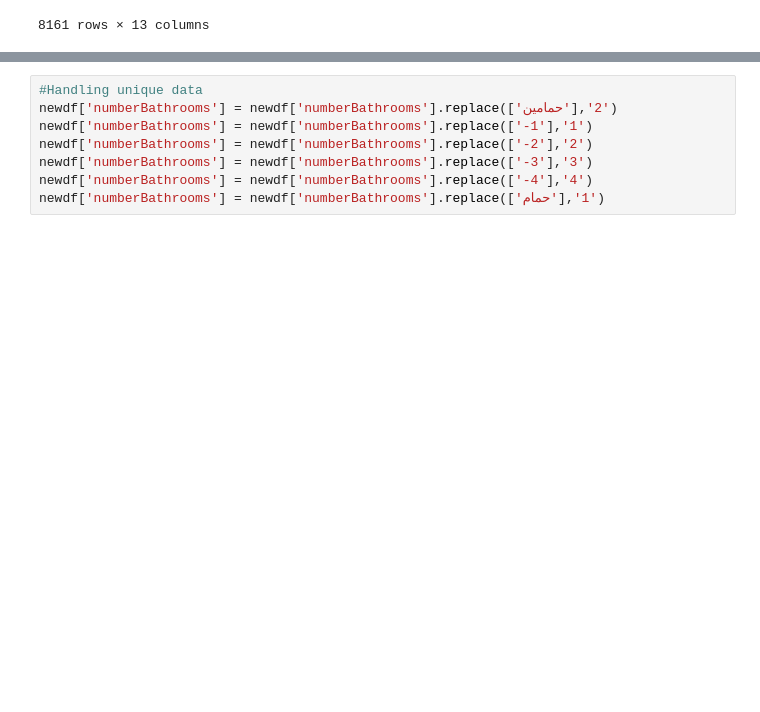
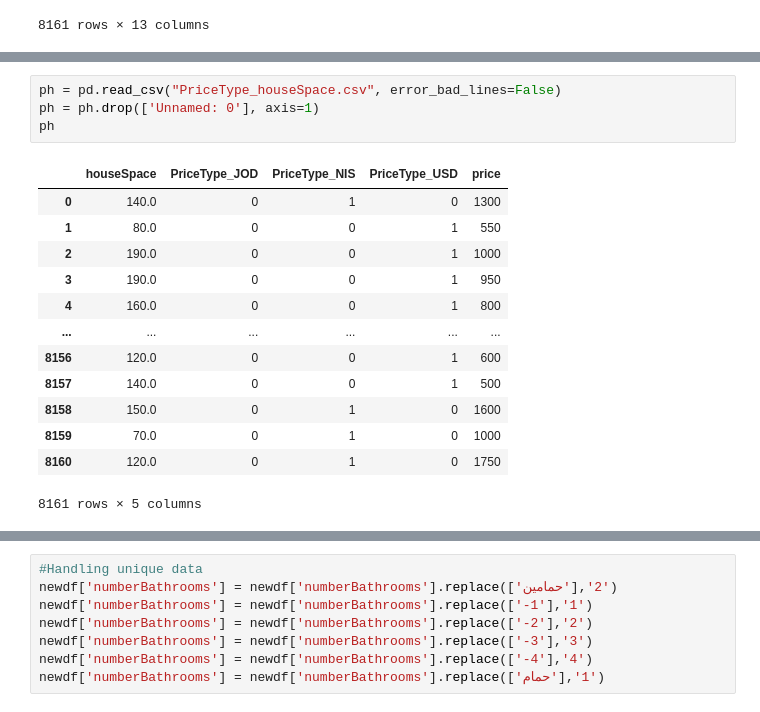
Before and after one commit to AbedMHroub/house-rental-price, a Jupyter notebook: DataCleaning.ipynb, the cells around one changed output, grey strips where cells are left out. Drawn from its saved outputs; the diff is of its cells as text; blank space fills up the shorter version.

```diff
--- a/DataCleaning.ipynb
+++ b/DataCleaning.ipynb
@@ -193,0 +211,18 @@ newdf
+# %%
+ph = pd.read_csv("PriceType_houseSpace.csv", error_bad_lines=False)
+ph = ph.drop(['Unnamed: 0'], axis=1)
+ph
+# %% [output]
+|  | houseSpace | PriceType_JOD | PriceType_NIS | PriceType_USD | price |
+| 0 | 140.0 | 0 | 1 | 0 | 1300 |
+| 1 | 80.0 | 0 | 0 | 1 | 550 |
+| 2 | 190.0 | 0 | 0 | 1 | 1000 |
+| 3 | 190.0 | 0 | 0 | 1 | 950 |
+| 4 | 160.0 | 0 | 0 | 1 | 800 |
+| ... | ... | ... | ... | ... | ... |
+| 8156 | 120.0 | 0 | 0 | 1 | 600 |
+| 8157 | 140.0 | 0 | 0 | 1 | 500 |
+| 8158 | 150.0 | 0 | 1 | 0 | 1600 |
+| 8159 | 70.0 | 0 | 1 | 0 | 1000 |
+| 8160 | 120.0 | 0 | 1 | 0 | 1750 |
+8161 rows × 5 columns
```
Also changed, not shown: parts of 17 cells of this notebook.
